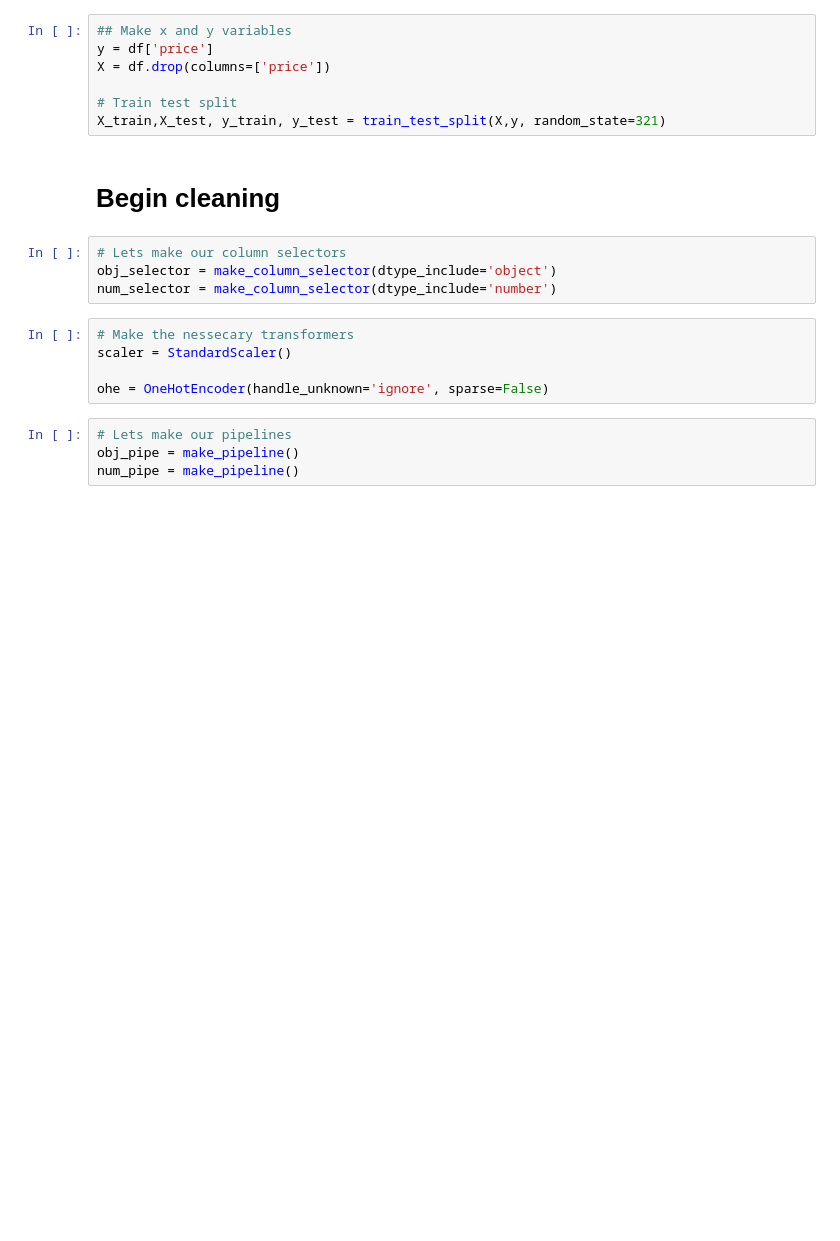
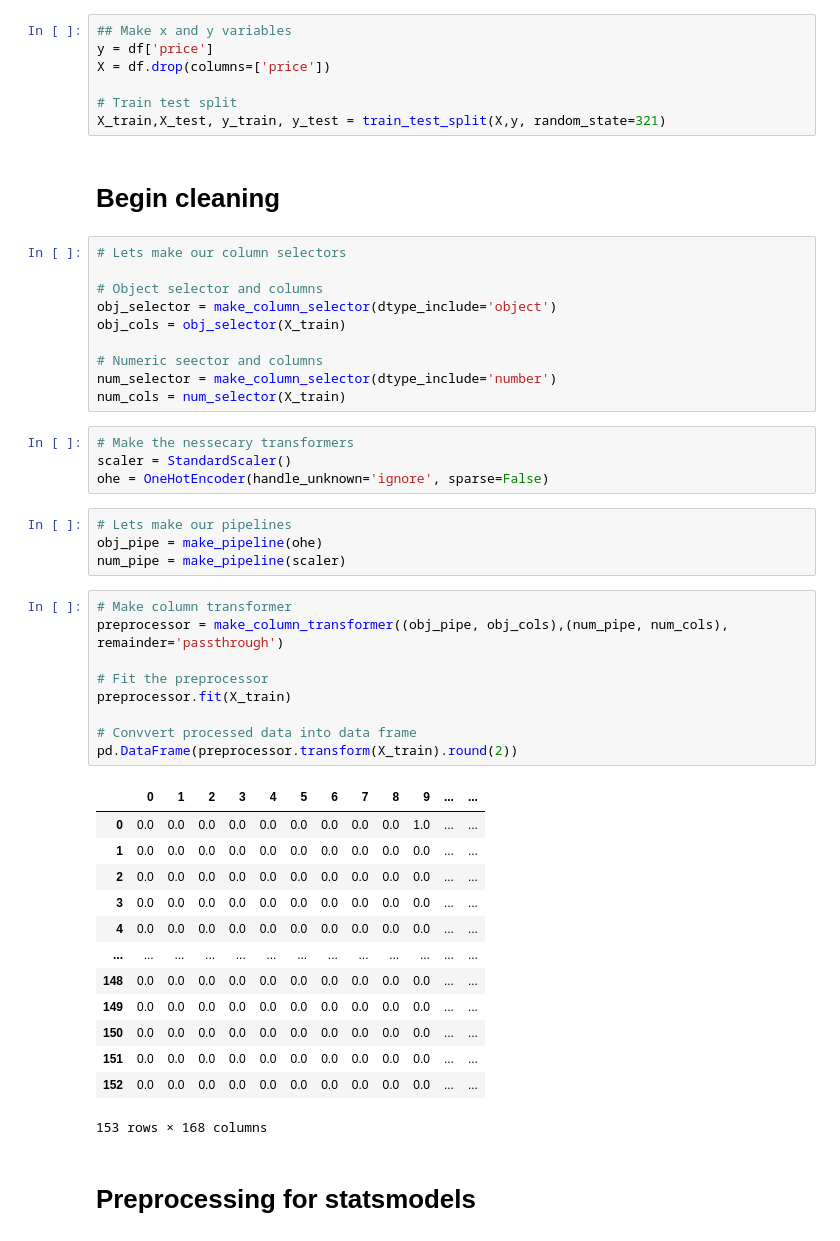
Before and after one commit to zevy613/Linear-Regression, a Jupyter notebook: (Practice)Linear Regression-statsmodels.ipynb, the cells around one changed output. Drawn from its saved outputs; the diff is of its cells as text; blank space fills up the shorter version.

```diff
--- a/(Practice)Linear Regression-statsmodels.ipynb
+++ b/(Practice)Linear Regression-statsmodels.ipynb
@@ -42,14 +49,44 @@ X_train,X_test, y_train, y_test = train_test_split(X,y, random_state=321)
 # Begin cleaning
 # %%
 # Lets make our column selectors
+
+# Object selector and columns
 obj_selector = make_column_selector(dtype_include='object')
+obj_cols = obj_selector(X_train)
+
+# Numeric seector and columns
 num_selector = make_column_selector(dtype_include='number')
+num_cols = num_selector(X_train)
 # %%
 # Make the nessecary transformers
 scaler = StandardScaler()
-
 ohe = OneHotEncoder(handle_unknown='ignore', sparse=False)
 # %%
 # Lets make our pipelines
-obj_pipe = make_pipeline()
-num_pipe = make_pipeline()
+obj_pipe = make_pipeline(ohe)
+num_pipe = make_pipeline(scaler)
+# %%
+# Make column transformer
+preprocessor = make_column_transformer((obj_pipe, obj_cols),(num_pipe, num_cols), remainder='passthrough')
+
+# Fit the preprocessor
+preprocessor.fit(X_train)
+
+# Convvert processed data into data frame
+pd.DataFrame(preprocessor.transform(X_train).round(2))
+# %% [output]
+|  | 0 | 1 | 2 | 3 | 4 | 5 | 6 | 7 | 8 | 9 | ... | ... |
+| 0 | 0.0 | 0.0 | 0.0 | 0.0 | 0.0 | 0.0 | 0.0 | 0.0 | 0.0 | 1.0 | ... | ... |
+| 1 | 0.0 | 0.0 | 0.0 | 0.0 | 0.0 | 0.0 | 0.0 | 0.0 | 0.0 | 0.0 | ... | ... |
+| 2 | 0.0 | 0.0 | 0.0 | 0.0 | 0.0 | 0.0 | 0.0 | 0.0 | 0.0 | 0.0 | ... | ... |
+| 3 | 0.0 | 0.0 | 0.0 | 0.0 | 0.0 | 0.0 | 0.0 | 0.0 | 0.0 | 0.0 | ... | ... |
+| 4 | 0.0 | 0.0 | 0.0 | 0.0 | 0.0 | 0.0 | 0.0 | 0.0 | 0.0 | 0.0 | ... | ... |
+| ... | ... | ... | ... | ... | ... | ... | ... | ... | ... | ... | ... | ... |
+| 148 | 0.0 | 0.0 | 0.0 | 0.0 | 0.0 | 0.0 | 0.0 | 0.0 | 0.0 | 0.0 | ... | ... |
+| 149 | 0.0 | 0.0 | 0.0 | 0.0 | 0.0 | 0.0 | 0.0 | 0.0 | 0.0 | 0.0 | ... | ... |
+| 150 | 0.0 | 0.0 | 0.0 | 0.0 | 0.0 | 0.0 | 0.0 | 0.0 | 0.0 | 0.0 | ... | ... |
+| 151 | 0.0 | 0.0 | 0.0 | 0.0 | 0.0 | 0.0 | 0.0 | 0.0 | 0.0 | 0.0 | ... | ... |
+| 152 | 0.0 | 0.0 | 0.0 | 0.0 | 0.0 | 0.0 | 0.0 | 0.0 | 0.0 | 0.0 | ... | ... |
+153 rows × 168 columns
+# %% [markdown]
+# Preprocessing for statsmodels
```
Also changed, not shown: parts of 8 cells of this notebook.
